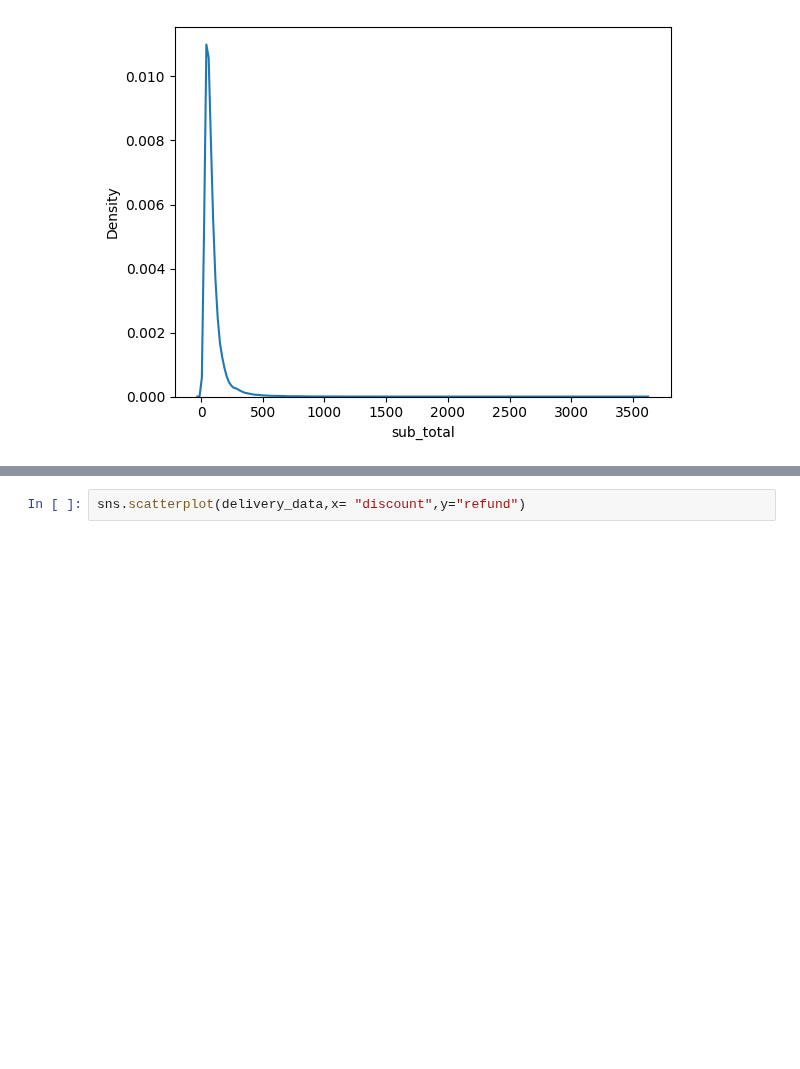
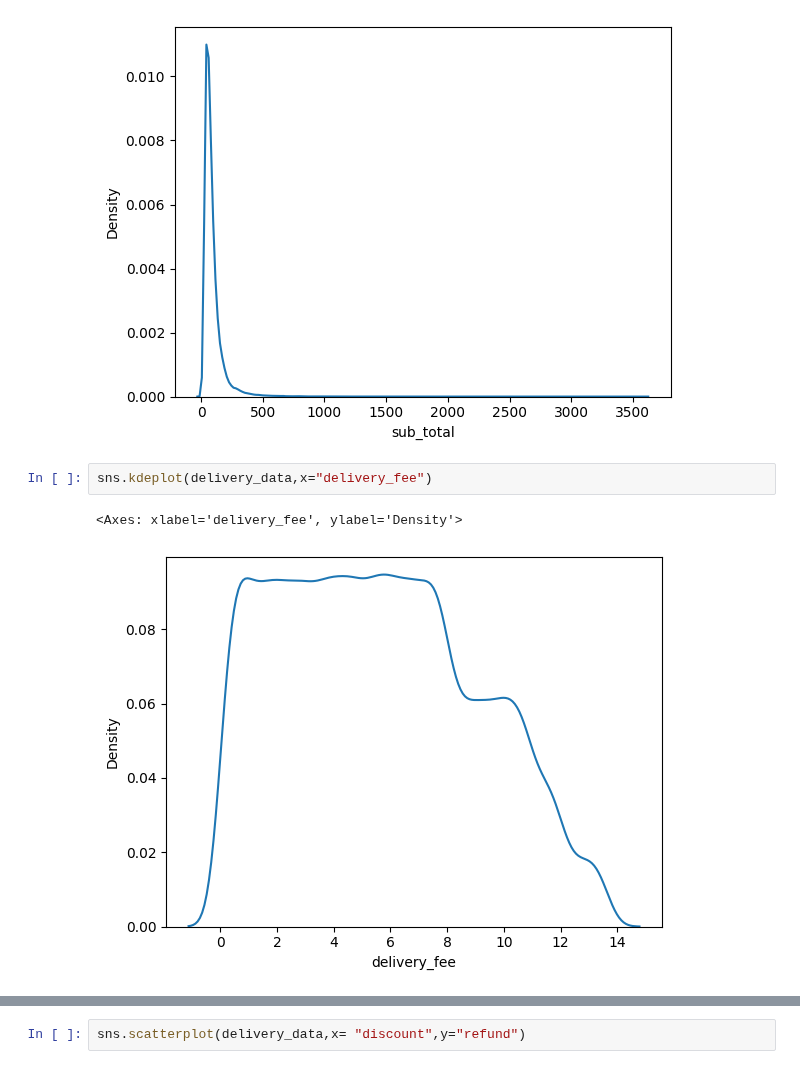
Before and after one commit to PigStep/ML-Delivery-Refund-Research, a Jupyter notebook: notebook/notebook.ipynb, the cells around one changed output, grey strips where cells are left out. Saved outputs shown, nothing was run; the diff lists cells and outputs as text; blank space fills up the shorter version.

```diff
--- a/notebook/notebook.ipynb
+++ b/notebook/notebook.ipynb
@@ -226,3 +224,8 @@ sns.kdeplot(delivery_data,x="sub_total")
 # %% [output]
 <Axes: xlabel='sub_total', ylabel='Density'>
 [figure]
+# %%
+sns.kdeplot(delivery_data,x="delivery_fee")
+# %% [output]
+<Axes: xlabel='delivery_fee', ylabel='Density'>
+[figure, added]
```
Also changed, not shown: parts of 23 cells of this notebook.
